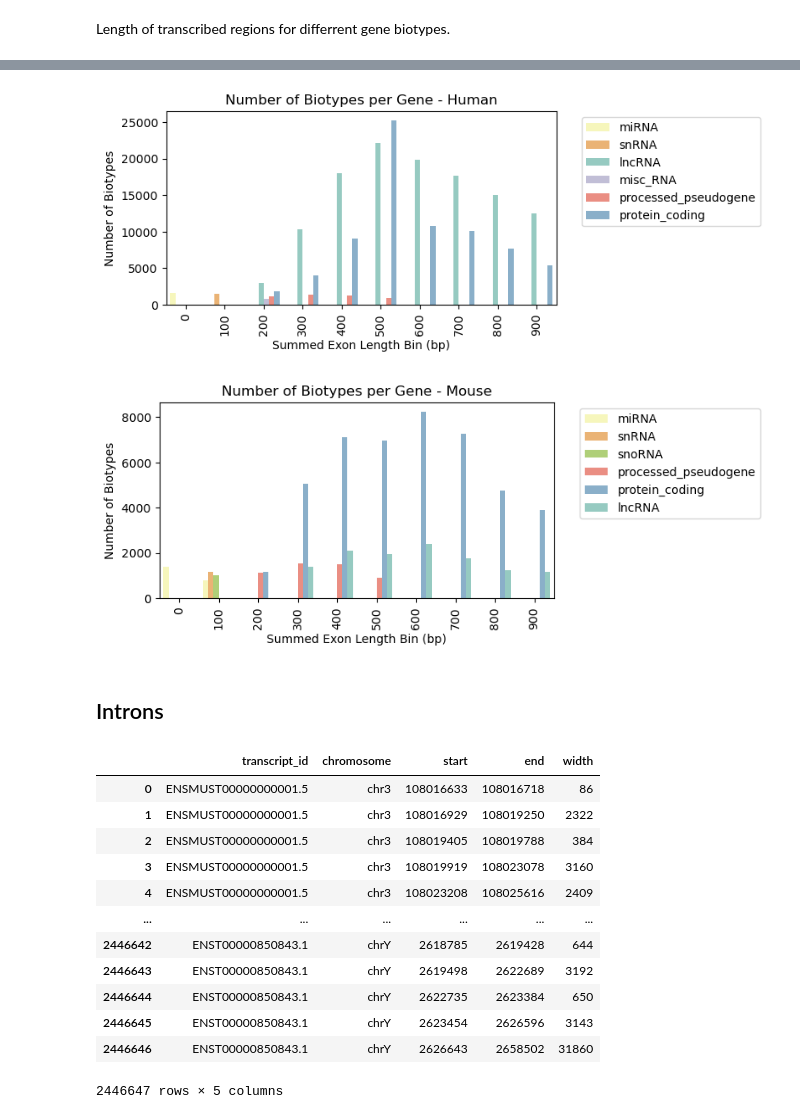
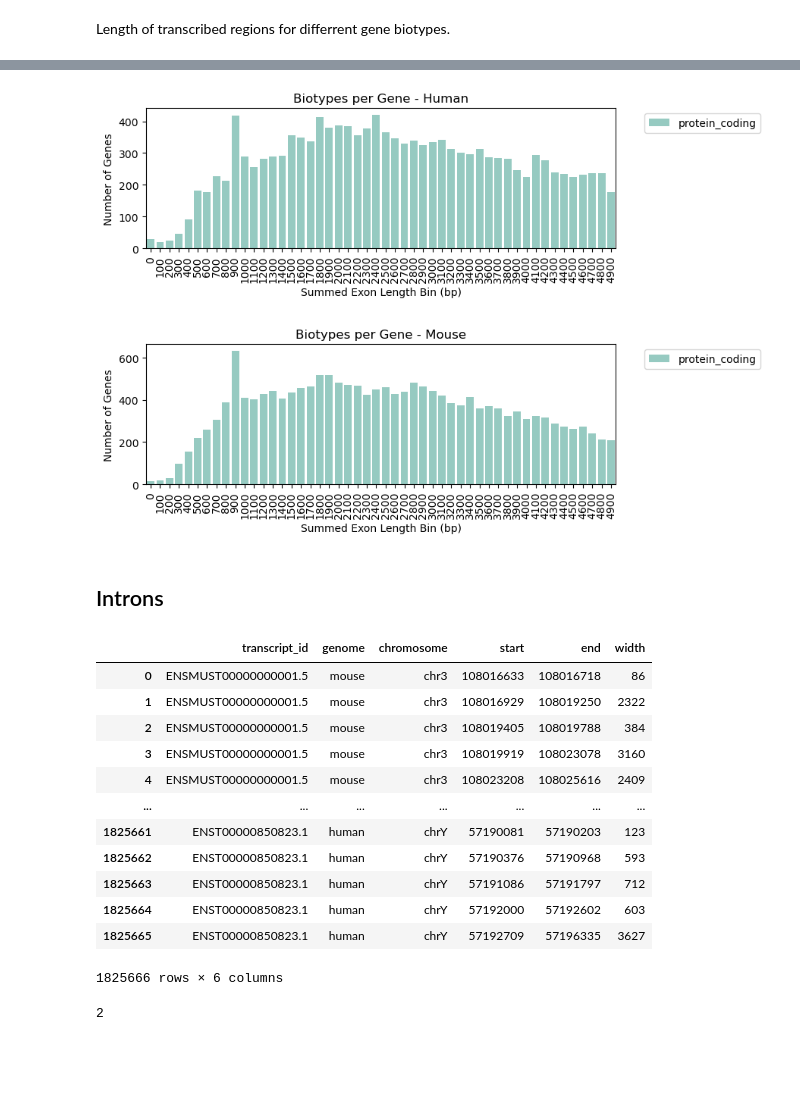
Before and after one commit to anamariaelek/splicing, a Jupyter notebook: notebooks/04_analysis.ipynb, the cells around one changed output, grey strips where cells are left out. Cells and saved outputs as stored; diff of their text form; code cells hidden in the pictures; blank space fills up the shorter version.

```diff
--- a/notebooks/04_analysis.ipynb
+++ b/notebooks/04_analysis.ipynb
@@ -179,33 +218,40 @@ Length of transcribed regions for differrent gene biotypes.
 # %%
 # number of biotypes per gene for genes groupped by summed expn length in bins of 100 bp
 exon_sums['length_bin'] = (exon_sums['width'] // 100) * 100
-exon_sums_biotype_counts=gtf_df[gtf_df['feature'] == 'transcript'][['genome', 'gene_id', 'transcript_id', 'gene_type']].drop_duplicates()
-exon_sums_biotype_counts=exon_sums_biotype_counts.merge(exon_sums[['genome', 'gene_id', 'transcript_id', 'length_bin']], on=['genome', 'gene_id', 'transcript_id'], how='left')
+exon_sums_biotype_counts=gtf_df[gtf_df['feature'] == 'transcript'][['genome', 'gene_id', 'gene_type']].drop_duplicates()
+# one transcript per gene (the longest)
+exon_sum_lengths = exon_sums.sort_values(['genome', 'gene_id', 'width'], ascending=[True, True, False]).groupby(['genome', 'gene_id']).first().reset_index()[['genome', 'gene_id', 'length_bin']]
+# merge to get length bin per gene
+exon_sums_biotype_counts=exon_sums_biotype_counts.merge(
+    exon_sum_lengths,
+    on=['genome', 'gene_id'], how='left')
 exon_sums_biotype_counts=exon_sums_biotype_counts.groupby(['genome', 'gene_type', 'length_bin'])['length_bin'].count().reset_index(name='biotype_count')
 exon_sums_biotype_counts.sort_values(['genome', 'length_bin', 'biotype_count'])
 
 # subset datat to plot
-to_plot = exon_sums_biotype_counts[(exon_sums_biotype_counts['length_bin'] < 1000) & (exon_sums_biotype_counts['biotype_count'] > 800)]
+to_plot = exon_sums_biotype_counts[(exon_sums_biotype_counts['length_bin'] < 5000) & (exon_sums_biotype_counts['biotype_count'] > 10)]
 
 # barplot of number of biotypes per gene for genes groupped by summed expn length in bins of 100 bp
 # keep the same color palette for both genomes
 import seaborn as sns
 gene_types = to_plot['gene_type'].unique()
 palette = sns.color_palette("Set3", len(gene_types))
 color_map = {gene_type: palette[i % len(palette)] for i, gene_type in enumerate(gene_types)}
 for genome in ['human', 'mouse']:
-    plt.figure(figsize=(6, 3))
+    plt.figure(figsize=(9, 3))
     subset = to_plot[to_plot['genome'] == genome]
     sns.barplot(data=subset, x='length_bin', y='biotype_count', hue='gene_type', palette=color_map)
     plt.xlabel('Summed Exon Length Bin (bp)')
-    plt.ylabel('Number of Biotypes')
-    plt.title(f'Number of Biotypes per Gene - {genome.capitalize()}')
+    plt.ylabel('Number of Genes')
+    plt.title(f'Biotypes per Gene - {genome.capitalize()}')
     plt.xticks(rotation=90)
     plt.legend(bbox_to_anchor=(1.05, 1), loc='upper left')
+    plt.tight_layout()
+    plt.savefig(f'plots/biotype_counts_{genome}.pdf', bbox_inches='tight', dpi=400)
     plt.show()
 # %% [output]
-[figure, old version]
+[figure, new version]
-[figure, old version]
+[figure, new version]
 # %% [markdown]
 ## Introns
 # %%
@@ -215,7 +261,7 @@ import pandas as pd
 def get_introns_from_exons(exons_df):
     # group by transcript_id
     introns_list = []
-    for transcript_id, group in exons_df.groupby('transcript_id'):
+    for (transcript_id, genome), group in exons_df.groupby(['transcript_id', 'genome']):
         # sort by start position
         group = group.sort_values('start')
         # get introns
@@ -225,6 +271,7 @@ def get_introns_from_exons(exons_df):
             if intron_end > intron_start:
                 introns_list.append({
                     'transcript_id': transcript_id,
+                    'genome': genome,
                     'chromosome': group.iloc[i]['chrom'],
                     'start': intron_start,
                     'end': intron_end,
@@ -236,19 +283,24 @@ def get_introns_from_exons(exons_df):
 introns_df = get_introns_from_exons(exons_df)
 introns_df
 # %% [output]
-|  | transcript_id | chromosome | start | end | width |
-| 0 | ENSMUST00000000001.5 | chr3 | 108016633 | 108016718 | 86 |
-| 1 | ENSMUST00000000001.5 | chr3 | 108016929 | 108019250 | 2322 |
-| 2 | ENSMUST00000000001.5 | chr3 | 108019405 | 108019788 | 384 |
-| 3 | ENSMUST00000000001.5 | chr3 | 108019919 | 108023078 | 3160 |
-| 4 | ENSMUST00000000001.5 | chr3 | 108023208 | 108025616 | 2409 |
-| ... | ... | ... | ... | ... | ... |
-| 2446642 | ENST00000850843.1 | chrY | 2618785 | 2619428 | 644 |
-| 2446643 | ENST00000850843.1 | chrY | 2619498 | 2622689 | 3192 |
-| 2446644 | ENST00000850843.1 | chrY | 2622735 | 2623384 | 650 |
-| 2446645 | ENST00000850843.1 | chrY | 2623454 | 2626596 | 3143 |
-| 2446646 | ENST00000850843.1 | chrY | 2626643 | 2658502 | 31860 |
+|  | transcript_id | genome | chromosome | start | end | width |
+| 0 | ENSMUST00000000001.5 | mouse | chr3 | 108016633 | 108016718 | 86 |
+| 1 | ENSMUST00000000001.5 | mouse | chr3 | 108016929 | 108019250 | 2322 |
+| 2 | ENSMUST00000000001.5 | mouse | chr3 | 108019405 | 108019788 | 384 |
+| 3 | ENSMUST00000000001.5 | mouse | chr3 | 108019919 | 108023078 | 3160 |
+| 4 | ENSMUST00000000001.5 | mouse | chr3 | 108023208 | 108025616 | 2409 |
+| ... | ... | ... | ... | ... | ... | ... |
+| 1825661 | ENST00000850823.1 | human | chrY | 57190081 | 57190203 | 123 |
+| 1825662 | ENST00000850823.1 | human | chrY | 57190376 | 57190968 | 593 |
+| 1825663 | ENST00000850823.1 | human | chrY | 57191086 | 57191797 | 712 |
+| 1825664 | ENST00000850823.1 | human | chrY | 57192000 | 57192602 | 603 |
+| 1825665 | ENST00000850823.1 | human | chrY | 57192709 | 57196335 | 3627 |
-2446647 rows × 5 columns
+1825666 rows × 6 columns
+# %%
+introns_df['width'].min()
+# microexons
+# %% [output]
+2
 # %%
 # plot histogram of intron lengths
 import matplotlib.pyplot as plt
```
Also changed, not shown: parts of 8 cells of this notebook, 25 other files.
